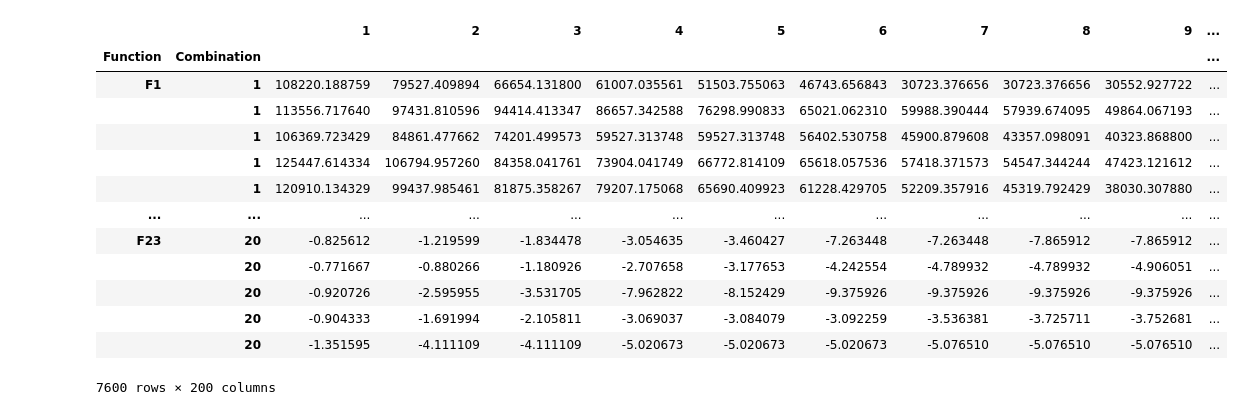
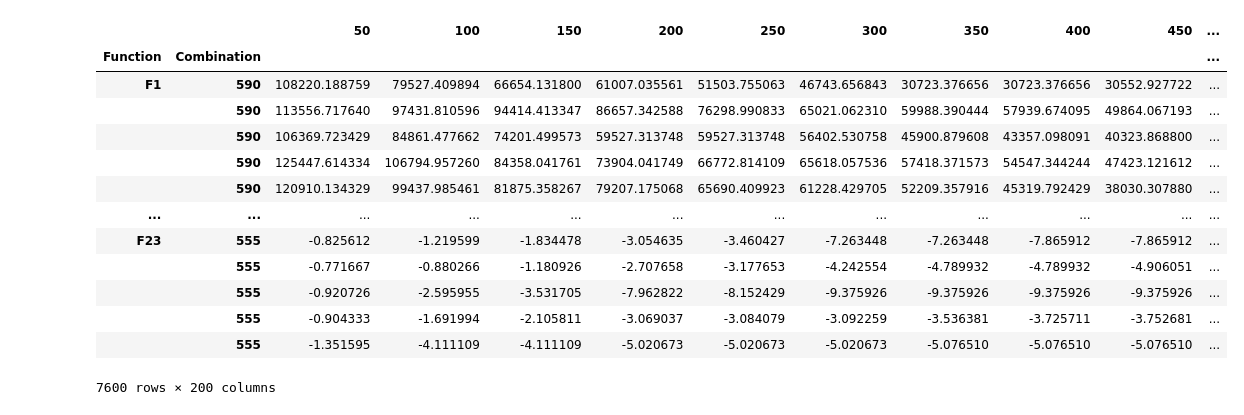
Before and after one commit to JIAOJIAOMEI/Evolution_algorithm, a Jupyter notebook: budget analysis/other functions/plots/plots.ipynb, the cells around one changed output. Saved outputs shown, nothing was run; the diff lists cells and outputs as text; code cells hidden in the pictures.

```diff
--- a/budget analysis/other functions/plots/plots.ipynb
+++ b/budget analysis/other functions/plots/plots.ipynb
@@ -6,27 +6,28 @@ import matplotlib.pyplot as plt
 # %%
 SSGA = pd.read_csv("/Users/meijiaojiao/Desktop/Evolution_algorithm/budget analysis/other functions/SSGA/samples.txt",sep=",",header=None,index_col=[0])
 index = SSGA.index
 index = index.rename("Function")
 SSGA.index = index
-iterables =[[ i+1 for i in range(20)],["F"+str(i) for i in [1,2,3,5,6,7,11,12,13,14,15,16,17,18,19,20,21,22,23] for _ in range(20)]]
+iterables =[[590, 593, 579, 588, 589, 591, 576, 587, 569, 558, 592, 572, 594, 542, 570, 562, 575, 573, 552, 555],["F"+str(i) for i in [1,2,3,5,6,7,11,12,13,14,15,16,17,18,19,20,21,22,23] for _ in range(20)]]
 index = pd.MultiIndex.from_product(iterables, names=["Combination","Function"])
 SSGA.index = index
 SSGA = SSGA.swaplevel(0,1)
+SSGA.columns=[i+50 for i in range(0,10000,50)]
 SSGA
 # %% [output]
-|  |  | 1 | 2 | 3 | 4 | 5 | 6 | 7 | 8 | 9 | ... |
+|  |  | 50 | 100 | 150 | 200 | 250 | 300 | 350 | 400 | 450 | ... |
 | Function | Combination |  |  |  |  |  |  |  |  |  | ... |
-| F1 | 1 | 108220.188759 | 79527.409894 | 66654.131800 | 61007.035561 | 51503.755063 | 46743.656843 | 30723.376656 | 30723.376656 | 30552.927722 | ... |
-|  | 1 | 113556.717640 | 97431.810596 | 94414.413347 | 86657.342588 | 76298.990833 | 65021.062310 | 59988.390444 | 57939.674095 | 49864.067193 | ... |
-|  | 1 | 106369.723429 | 84861.477662 | 74201.499573 | 59527.313748 | 59527.313748 | 56402.530758 | 45900.879608 | 43357.098091 | 40323.868800 | ... |
-|  | 1 | 125447.614334 | 106794.957260 | 84358.041761 | 73904.041749 | 66772.814109 | 65618.057536 | 57418.371573 | 54547.344244 | 47423.121612 | ... |
-|  | 1 | 120910.134329 | 99437.985461 | 81875.358267 | 79207.175068 | 65690.409923 | 61228.429705 | 52209.357916 | 45319.792429 | 38030.307880 | ... |
+| F1 | 590 | 108220.188759 | 79527.409894 | 66654.131800 | 61007.035561 | 51503.755063 | 46743.656843 | 30723.376656 | 30723.376656 | 30552.927722 | ... |
+|  | 590 | 113556.717640 | 97431.810596 | 94414.413347 | 86657.342588 | 76298.990833 | 65021.062310 | 59988.390444 | 57939.674095 | 49864.067193 | ... |
+|  | 590 | 106369.723429 | 84861.477662 | 74201.499573 | 59527.313748 | 59527.313748 | 56402.530758 | 45900.879608 | 43357.098091 | 40323.868800 | ... |
+|  | 590 | 125447.614334 | 106794.957260 | 84358.041761 | 73904.041749 | 66772.814109 | 65618.057536 | 57418.371573 | 54547.344244 | 47423.121612 | ... |
+|  | 590 | 120910.134329 | 99437.985461 | 81875.358267 | 79207.175068 | 65690.409923 | 61228.429705 | 52209.357916 | 45319.792429 | 38030.307880 | ... |
 | ... | ... | ... | ... | ... | ... | ... | ... | ... | ... | ... | ... |
-| F23 | 20 | -0.825612 | -1.219599 | -1.834478 | -3.054635 | -3.460427 | -7.263448 | -7.263448 | -7.865912 | -7.865912 | ... |
-|  | 20 | -0.771667 | -0.880266 | -1.180926 | -2.707658 | -3.177653 | -4.242554 | -4.789932 | -4.789932 | -4.906051 | ... |
-|  | 20 | -0.920726 | -2.595955 | -3.531705 | -7.962822 | -8.152429 | -9.375926 | -9.375926 | -9.375926 | -9.375926 | ... |
-|  | 20 | -0.904333 | -1.691994 | -2.105811 | -3.069037 | -3.084079 | -3.092259 | -3.536381 | -3.725711 | -3.752681 | ... |
-|  | 20 | -1.351595 | -4.111109 | -4.111109 | -5.020673 | -5.020673 | -5.020673 | -5.076510 | -5.076510 | -5.076510 | ... |
+| F23 | 555 | -0.825612 | -1.219599 | -1.834478 | -3.054635 | -3.460427 | -7.263448 | -7.263448 | -7.865912 | -7.865912 | ... |
+|  | 555 | -0.771667 | -0.880266 | -1.180926 | -2.707658 | -3.177653 | -4.242554 | -4.789932 | -4.789932 | -4.906051 | ... |
+|  | 555 | -0.920726 | -2.595955 | -3.531705 | -7.962822 | -8.152429 | -9.375926 | -9.375926 | -9.375926 | -9.375926 | ... |
+|  | 555 | -0.904333 | -1.691994 | -2.105811 | -3.069037 | -3.084079 | -3.092259 | -3.536381 | -3.725711 | -3.752681 | ... |
+|  | 555 | -1.351595 | -4.111109 | -4.111109 | -5.020673 | -5.020673 | -5.020673 | -5.076510 | -5.076510 | -5.076510 | ... |
 7600 rows × 200 columns
 # %%
 Baldwin = pd.read_csv("/Users/meijiaojiao/Desktop/Evolution_algorithm/budget analysis/other functions/Baldwin/samples.txt",sep=",",header=None,index_col=[0])
```
Also changed, not shown: parts of 17 cells of this notebook, 13 other files.
